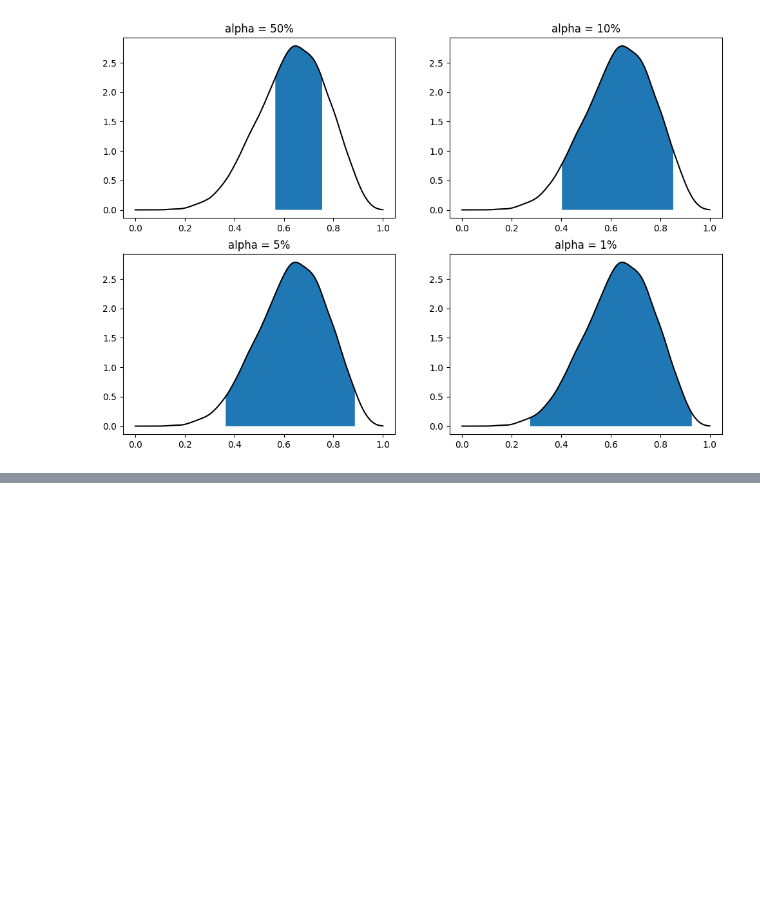
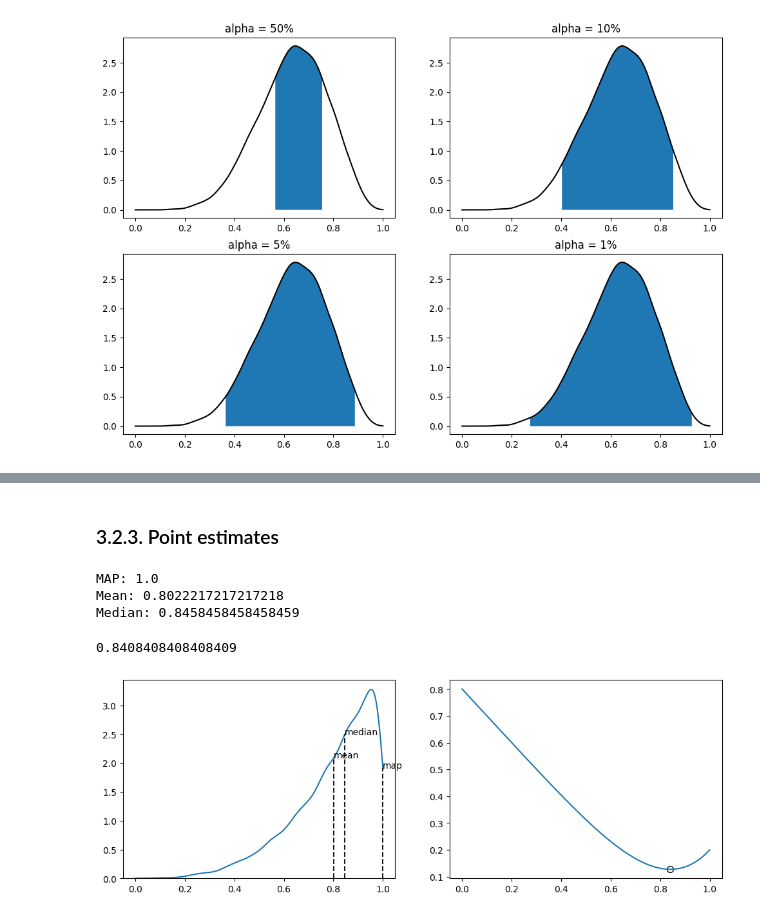
Before and after one commit to AllenLeong/studying-statistical-rethinging-in-python, a Jupyter notebook: notebooks/chapter-3-sampling-the-imaginary.ipynb, the cells around one changed output, grey strips where cells are left out. Drawn from its saved outputs; the diff is of its cells as text; code cells hidden in the pictures; blank space fills up the shorter version.

```diff
--- a/notebooks/chapter-3-sampling-the-imaginary.ipynb
+++ b/notebooks/chapter-3-sampling-the-imaginary.ipynb
@@ -255,0 +262,41 @@ TypeError: reduce() of empty sequence with no initial value
+# %% [markdown]
+### 3.2.3. Point estimates
+# %%
+#map
+map = p_grid[posterior.argmax()]
+mean = samples.mean()
+median = np.quantile(samples ,0.5)
+
+print(f'MAP: {map}')
+print(f'Mean: {mean}')
+print(f'Median: {median}')
+# %% [output]
+MAP: 1.0
+Mean: 0.8022217217217218
+Median: 0.8458458458458459
+# %%
+def loss_fn(x):
+    return (posterior*np.abs(x - p_grid)).sum()
+
+
+loss = np.array([loss_fn(x) for x in p_grid])
+
+p_grid[loss.argmin()]
+# %% [output]
+0.8408408408408409
+# %%
+fig, axes = plt.subplots(1,2, figsize = (12,4))
+kernel = gaussian_kde(samples,)
+axes[0].plot(p_grid, kernel.pdf(p_grid))
+axes[1].plot(p_grid,loss ,)
+axes[1].scatter(p_grid[loss.argmin()],loss.min() , s = 50, edgecolors = 'k', c = 'white')
+axes[0].set_ylim(0)
+axes[0].axvline(x = map, ymax= kernel.pdf(map)/axes[0].get_ylim()[1] , ls = '--', c = 'k',alpha = .9)
+axes[0].axvline(x = mean, ymax= kernel.pdf(mean)/axes[0].get_ylim()[1] , ls = '--', c = 'k',alpha = .9)
+axes[0].axvline(x = median, ymax= kernel.pdf(median)/axes[0].get_ylim()[1] , ls = '--', c = 'k',alpha = .9)
+axes[0].text(s = 'map', x = map, y = kernel.pdf(map))
+axes[0].text(s = 'mean', x = mean, y = kernel.pdf(mean))
+axes[0].text(s = 'median', x = median, y = kernel.pdf(median))
+fig.show()
+# %% [output]
+[figure, added]
```
Also changed, not shown: parts of 4 cells of this notebook.
